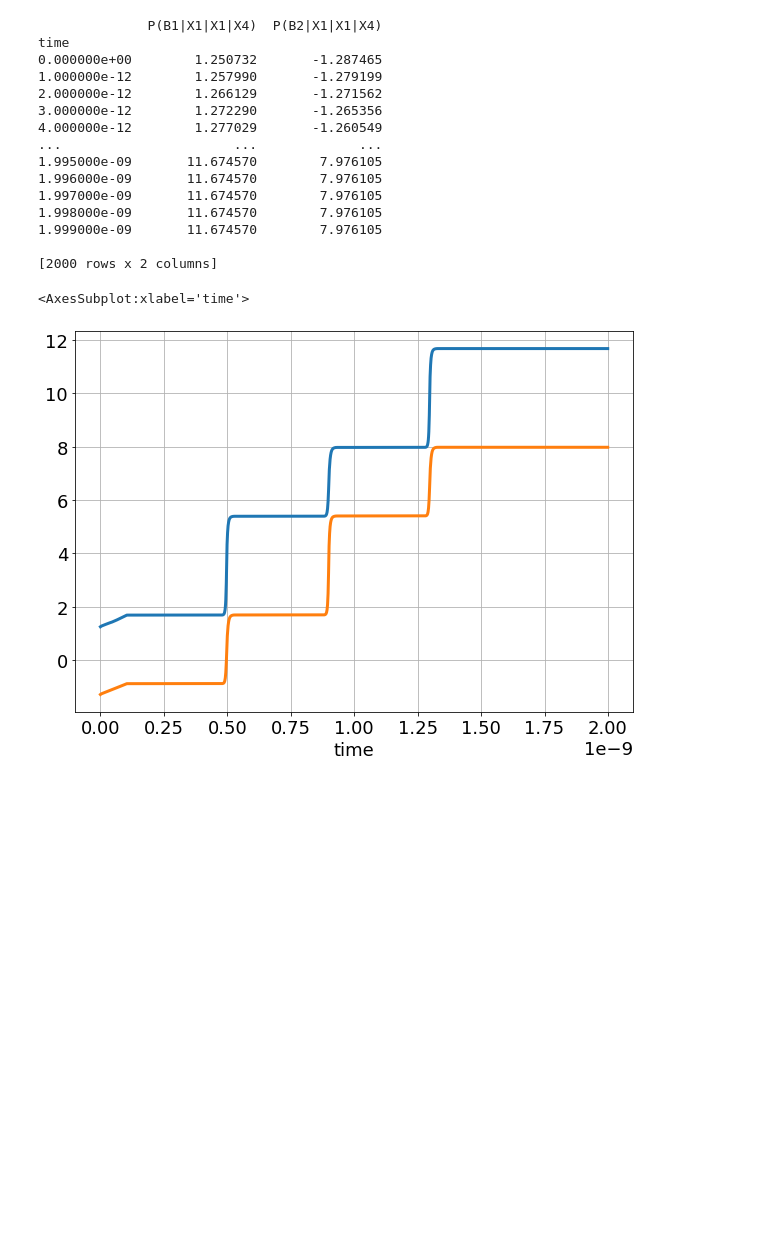
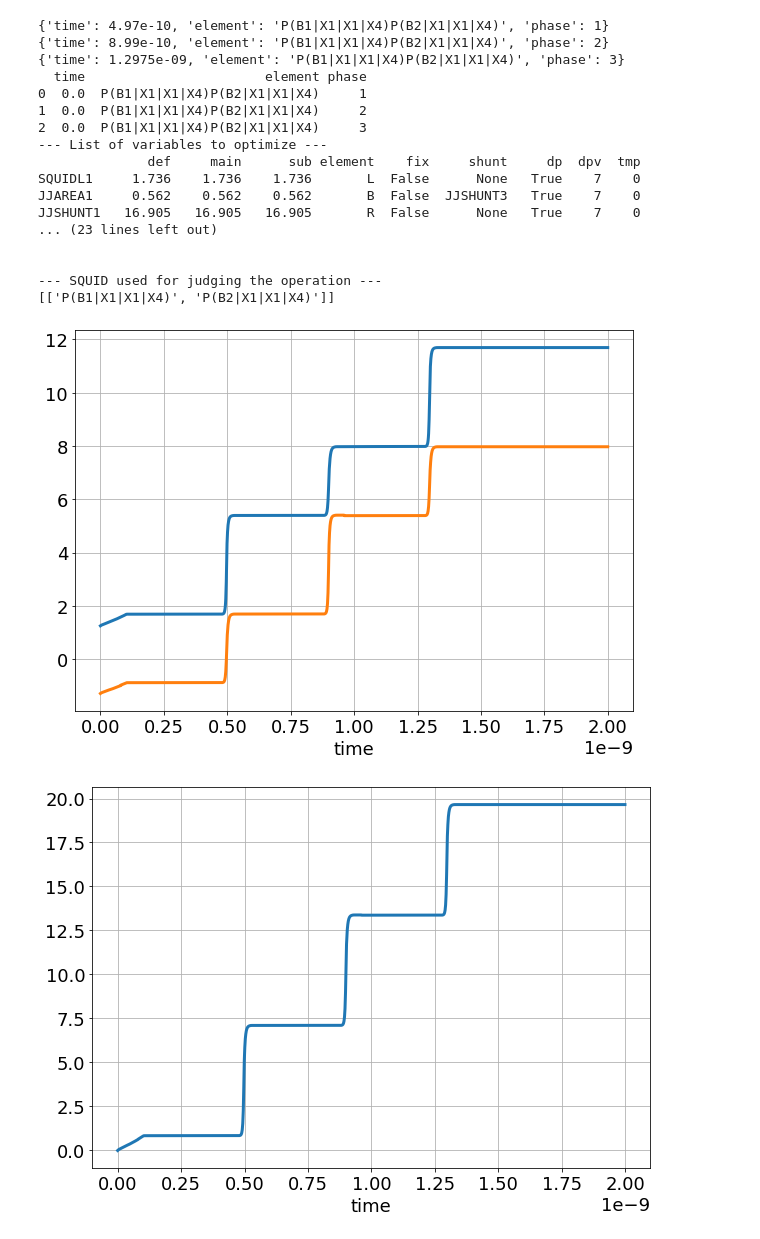
Before and after one commit to tanetakumi/hfq-optimizer, a Jupyter notebook: template/optimize5.ipynb, the cells around one changed output. Drawn from its saved outputs; the diff is of its cells as text; code cells hidden in the pictures; blank space fills up the shorter version.

```diff
--- a/template/optimize5.ipynb
+++ b/template/optimize5.ipynb
@@ -78,50 +78,51 @@ X1      DCHFQ           1   2  100
 X2      JTL4            2   3   100
 X3      JTL4            3   4   100
 X4      JTL4            4   5   100
 
 R2                      5     13  8.32ohm
 L5                      13     0  2pH fcheck
 Vb                      100    0  pwl(0ps 0mV 100ps #BIAS(v=0.5,fix = true, dp = false)mV)
 
 
 **netlis file
 .tran 1.0ps 2000ps 0ps 1ps
 
 
 .print phase B1|X1|X1|X4
 .print phase B2|X1|X1|X4
 
 .end
 
 **** optimize ****
 * バイアス電圧の立ち上がり終了の時間
 * EndTimeOfBiasRise=100e-12
 * 初期パルスの入力開始時間
 * StartTimeOfPulseInput=400e-12
 * 許容できるパルスの遅延
 * PulseDelay=4.0e-11
 """
-d3 = data.Data(netlist_data4, plot= False)
-df = d3.data_simulation(d3.vdf['sub'])
-print(df)
-df['SUM'] = df['P(B1|X1|X1|X4)'] + df['P(B2|X1|X1|X4)']
-df.plot(legend=False)
+d3 = data.Data(netlist_data4, plot= True, show=True)
+# df = d3.data_simulation(d3.vdf['sub'])
+# df['SUM'] = df['P(B1|X1|X1|X4)'] + df['P(B2|X1|X1|X4)']
+# df.plot(legend=False)
 # d3.optimize("/home/tanetakumi/main/hfq-optimizer/template/optimize/hasegawadff4")
 # %% [output]
-              P(B1|X1|X1|X4)  P(B2|X1|X1|X4)
-time
-0.000000e+00        1.250732       -1.287465
-1.000000e-12        1.257990       -1.279199
-2.000000e-12        1.266129       -1.271562
-3.000000e-12        1.272290       -1.265356
-4.000000e-12        1.277029       -1.260549
-...                      ...             ...
-1.995000e-09       11.674570        7.976105
-1.996000e-09       11.674570        7.976105
-1.997000e-09       11.674570        7.976105
-1.998000e-09       11.674570        7.976105
-1.999000e-09       11.674570        7.976105
+{'time': 4.97e-10, 'element': 'P(B1|X1|X1|X4)P(B2|X1|X1|X4)', 'phase': 1}
+{'time': 8.99e-10, 'element': 'P(B1|X1|X1|X4)P(B2|X1|X1|X4)', 'phase': 2}
+{'time': 1.2975e-09, 'element': 'P(B1|X1|X1|X4)P(B2|X1|X1|X4)', 'phase': 3}
+  time                       element phase
+0  0.0  P(B1|X1|X1|X4)P(B2|X1|X1|X4)     1
+1  0.0  P(B1|X1|X1|X4)P(B2|X1|X1|X4)     2
+2  0.0  P(B1|X1|X1|X4)P(B2|X1|X1|X4)     3
+--- List of variables to optimize ---
+              def     main      sub element    fix     shunt     dp  dpv  tmp
+SQUIDL1     1.736    1.736    1.736       L  False      None   True    7    0
+JJAREA1     0.562    0.562    0.562       B  False  JJSHUNT3   True    7    0
+JJSHUNT1   16.905   16.905   16.905       R  False      None   True    7    0
+... (23 lines left out)
 
-[2000 rows x 2 columns]
+
+--- SQUID used for judging the operation ---
+[['P(B1|X1|X1|X4)', 'P(B2|X1|X1|X4)']]
-<AxesSubplot:xlabel='time'>
 [figure]
+[figure, added]
```
Also changed, not shown: parts of 1 cell of this notebook, 9 other files.
